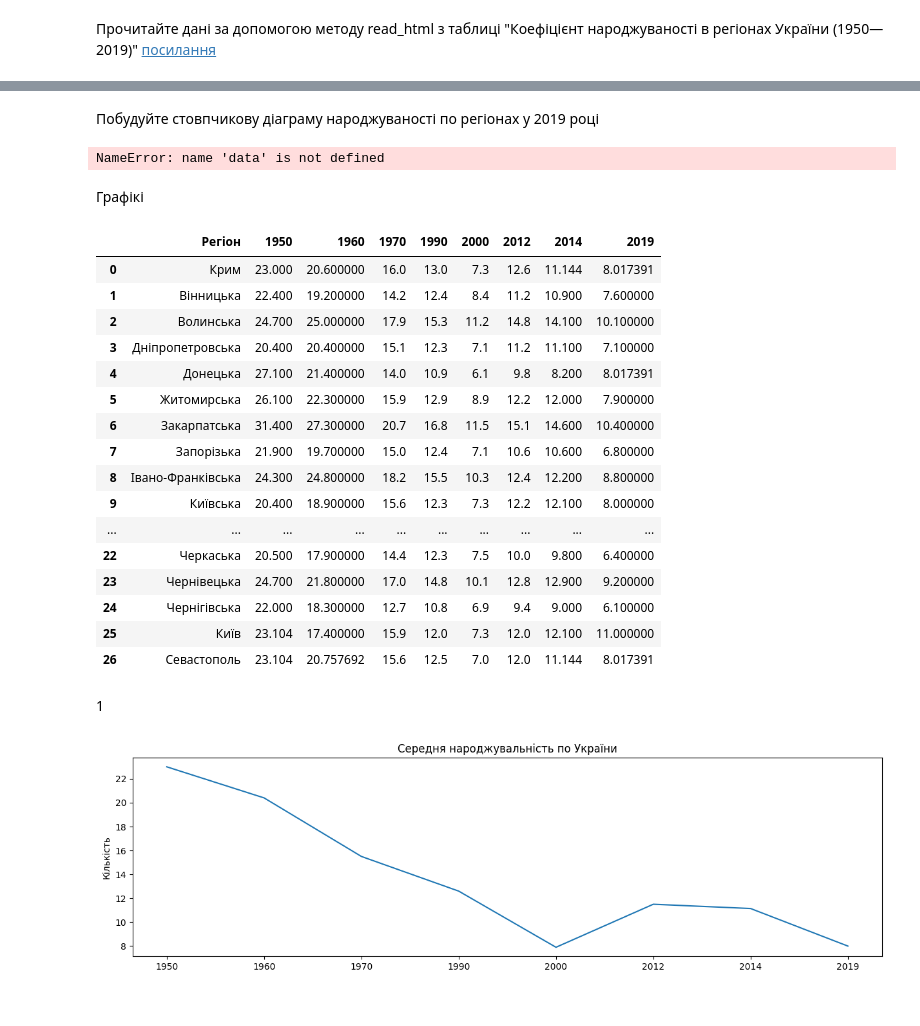
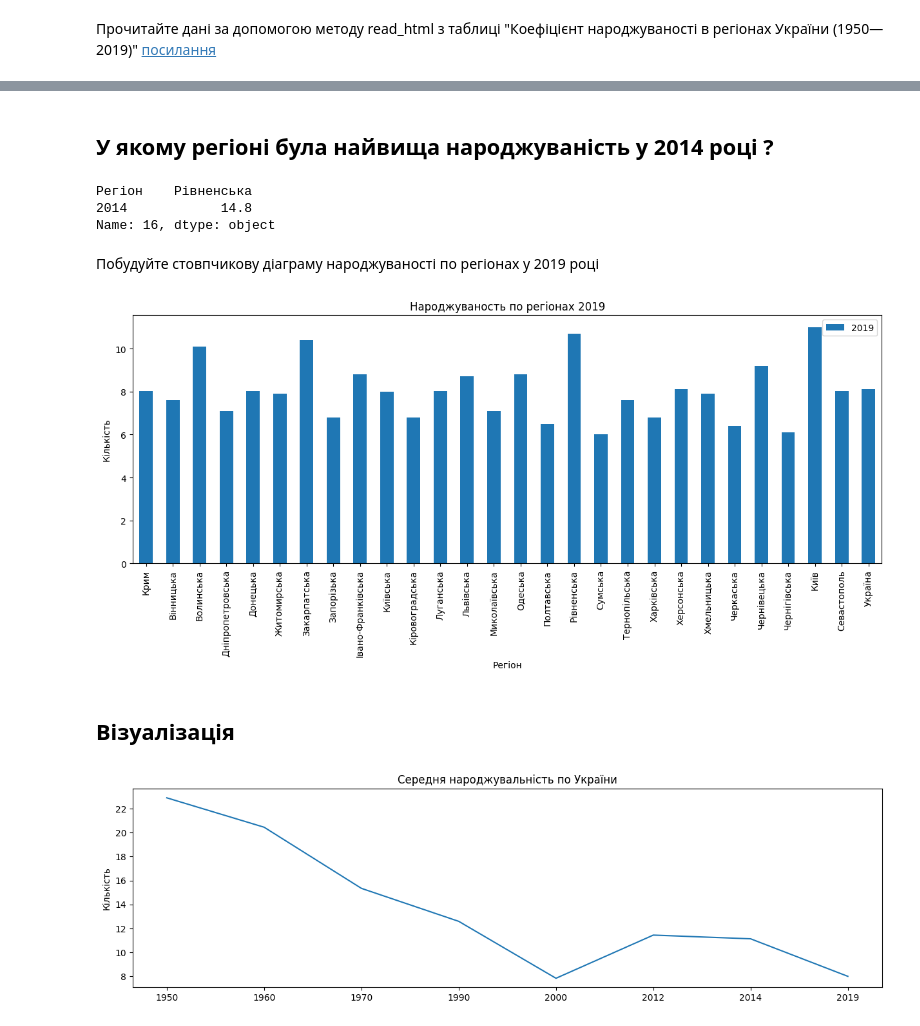
Before and after one commit to tarsweb-Python-GOIT/DS-HW, a Jupyter notebook: hw-02-01.ipynb, the cells around one changed output, grey strips where cells are left out. Saved outputs shown, nothing was run; the diff lists cells and outputs as text; code cells hidden in the pictures.

```diff
--- a/hw-02-01.ipynb
+++ b/hw-02-01.ipynb
@@ -182,0 +8,7 @@ Name: 16, dtype: object
+# %%
+url_data = pd.read_html(URL, match=TABLE_NAME, thousands="_", decimal=",")
+if len(url_data) == 0:
+    print("Error: table not found")
+    raise ValueError
+
+dataframe = url_data[0]
@@ -183,34 +175,22 @@ Name: 16, dtype: object
+# %% [markdown]
+## У якому регіоні була найвища народжуваність у 2014 році ?
+# %%
+year = '2014'
+data.iloc[dataframe[year].idxmax()][["Регіон", year]]
+# %% [output]
+Регіон    Рівненська
+2014            14.8
+Name: 16, dtype: object
 # %% [markdown]
 Побудуйте стовпчикову діаграму народжуваності по регіонах у 2019 році
 # %%
+%matplotlib inline
 import matplotlib.pyplot as plt
 
 year = '2019'
-pl = data[["Регіон", year]].plot.bar(x="Регіон", y=year, ylabel = "Кількість", title = f"Народжуваность по регіонах {year}", figsize=(15, 5))
+pl = dataframe[["Регіон", year]].plot.bar(x="Регіон", y=year, ylabel = "Кількість", title = f"Народжуваность по регіонах {year}", figsize=(15, 5))
 # %% [output]
-NameError: name 'data' is not defined
+[figure, added]
-# %% [markdown]
-Графікі
-# %%
-data
-# %% [output]
-|  | Регіон | 1950 | 1960 | 1970 | 1990 | 2000 | 2012 | 2014 | 2019 |
-| 0 | Крим | 23.000 | 20.600000 | 16.0 | 13.0 | 7.3 | 12.6 | 11.144 | 8.017391 |
-| 1 | Вінницька | 22.400 | 19.200000 | 14.2 | 12.4 | 8.4 | 11.2 | 10.900 | 7.600000 |
-| 2 | Волинська | 24.700 | 25.000000 | 17.9 | 15.3 | 11.2 | 14.8 | 14.100 | 10.100000 |
-| 3 | Дніпропетровська | 20.400 | 20.400000 | 15.1 | 12.3 | 7.1 | 11.2 | 11.100 | 7.100000 |
-| 4 | Донецька | 27.100 | 21.400000 | 14.0 | 10.9 | 6.1 | 9.8 | 8.200 | 8.017391 |
-| 5 | Житомирська | 26.100 | 22.300000 | 15.9 | 12.9 | 8.9 | 12.2 | 12.000 | 7.900000 |
-| 6 | Закарпатська | 31.400 | 27.300000 | 20.7 | 16.8 | 11.5 | 15.1 | 14.600 | 10.400000 |
-| 7 | Запорізька | 21.900 | 19.700000 | 15.0 | 12.4 | 7.1 | 10.6 | 10.600 | 6.800000 |
-| 8 | Івано-Франківська | 24.300 | 24.800000 | 18.2 | 15.5 | 10.3 | 12.4 | 12.200 | 8.800000 |
-| 9 | Київська | 20.400 | 18.900000 | 15.6 | 12.3 | 7.3 | 12.2 | 12.100 | 8.000000 |
-| ... | ... | ... | ... | ... | ... | ... | ... | ... | ... |
-| 22 | Черкаська | 20.500 | 17.900000 | 14.4 | 12.3 | 7.5 | 10.0 | 9.800 | 6.400000 |
-| 23 | Чернівецька | 24.700 | 21.800000 | 17.0 | 14.8 | 10.1 | 12.8 | 12.900 | 9.200000 |
-| 24 | Чернігівська | 22.000 | 18.300000 | 12.7 | 10.8 | 6.9 | 9.4 | 9.000 | 6.100000 |
-| 25 | Київ | 23.104 | 17.400000 | 15.9 | 12.0 | 7.3 | 12.0 | 12.100 | 11.000000 |
-| 26 | Севастополь | 23.104 | 20.757692 | 15.6 | 12.5 | 7.0 | 12.0 | 11.144 | 8.017391 |
-# %% [markdown]
-1
+# %% [markdown]
+## Візуалізація
 # %%
```
Also changed, not shown: parts of 48 cells of this notebook, 2 other files.
